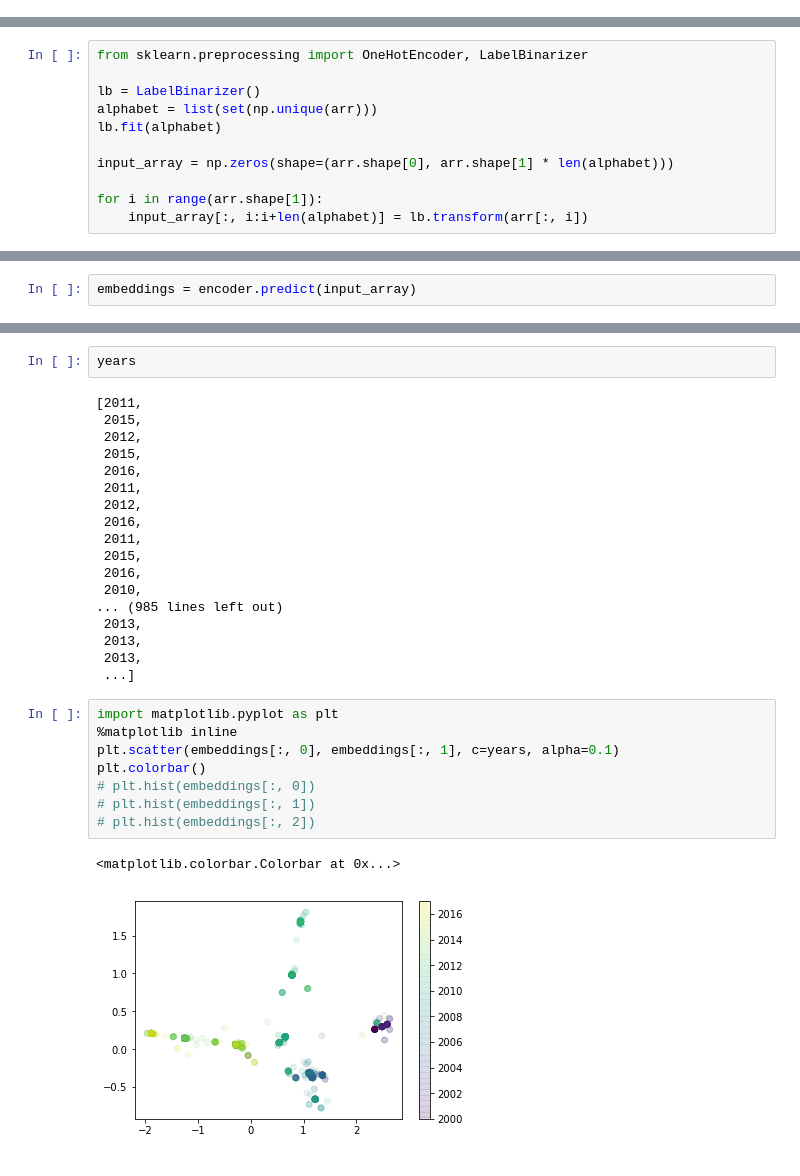
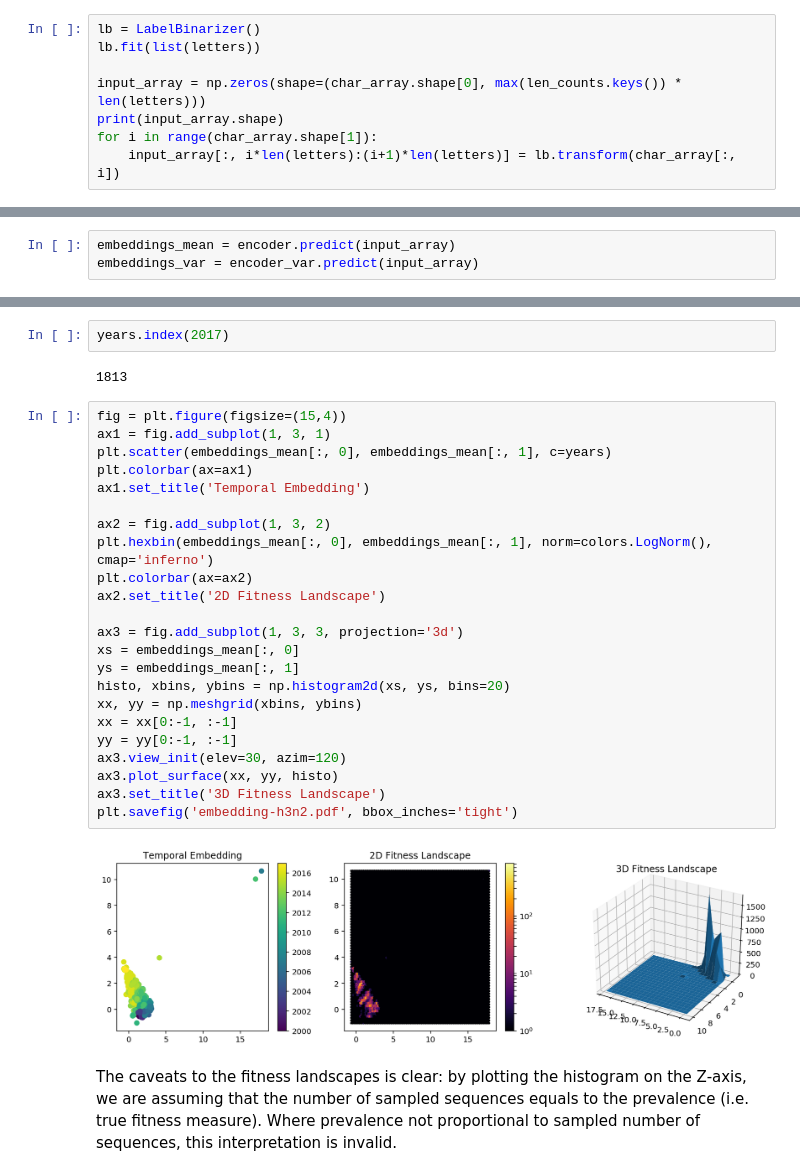
Before and after one commit to ericmjl/autoencoders, a Jupyter notebook: keras-sequence-autoencoder.ipynb, the cells around one changed output, grey strips where cells are left out. Saved outputs shown, nothing was run; the diff lists cells and outputs as text.

```diff
--- a/keras-sequence-autoencoder.ipynb
+++ b/keras-sequence-autoencoder.ipynb
@@ -60,0 +73,8 @@ arr = np.array([list(rec) for rec in sequences], np.character)
+# %%
+lb = LabelBinarizer()
+lb.fit(list(letters))
+
+input_array = np.zeros(shape=(char_array.shape[0], max(len_counts.keys()) * len(letters)))
+print(input_array.shape)
+for i in range(char_array.shape[1]):
+    input_array[:, i*len(letters):(i+1)*len(letters)] = lb.transform(char_array[:, i])
@@ -68,11 +86,0 @@ array([b'A', b'B', b'C', b'D', b'E', b'F', b'G', b'H', b'I', b'J', b'K',
-# %%
-from sklearn.preprocessing import OneHotEncoder, LabelBinarizer
-
-lb = LabelBinarizer()
-alphabet = list(set(np.unique(arr)))
-lb.fit(alphabet)
-
-input_array = np.zeros(shape=(arr.shape[0], arr.shape[1] * len(alphabet)))
-
-for i in range(arr.shape[1]):
-    input_array[:, i:i+len(alphabet)] = lb.transform(arr[:, i])
@@ -156,3 +160,4 @@ Epoch 61/250
 # %%
-embeddings = encoder.predict(input_array)
+embeddings_mean = encoder.predict(input_array)
+embeddings_var = encoder_var.predict(input_array)
 # %%
@@ -162,31 +167,31 @@ embeddings.shape
 # %%
-years
+years.index(2017)
 # %% [output]
-[2011,
- 2015,
- 2012,
- 2015,
- 2016,
- 2011,
- 2012,
- 2016,
- 2011,
- 2015,
- 2016,
- 2010,
-... (985 lines left out)
- 2013,
- 2013,
- 2013,
- ...]
+1813
-# %%
-import matplotlib.pyplot as plt
-%matplotlib inline
-plt.scatter(embeddings[:, 0], embeddings[:, 1], c=years, alpha=0.1)
-plt.colorbar()
-# plt.hist(embeddings[:, 0])
-# plt.hist(embeddings[:, 1])
-# plt.hist(embeddings[:, 2])
-# %% [output]
-<matplotlib.colorbar.Colorbar at 0x...>
-[figure, removed]
+# %%
+fig = plt.figure(figsize=(15,4))
+ax1 = fig.add_subplot(1, 3, 1)
+plt.scatter(embeddings_mean[:, 0], embeddings_mean[:, 1], c=years)
+plt.colorbar(ax=ax1)
+ax1.set_title('Temporal Embedding')
+
+ax2 = fig.add_subplot(1, 3, 2)
+plt.hexbin(embeddings_mean[:, 0], embeddings_mean[:, 1], norm=colors.LogNorm(), cmap='inferno')
+plt.colorbar(ax=ax2)
+ax2.set_title('2D Fitness Landscape')
+
+ax3 = fig.add_subplot(1, 3, 3, projection='3d')
+xs = embeddings_mean[:, 0]
+ys = embeddings_mean[:, 1]
+histo, xbins, ybins = np.histogram2d(xs, ys, bins=20)
+xx, yy = np.meshgrid(xbins, ybins)
+xx = xx[0:-1, :-1]
+yy = yy[0:-1, :-1]
+ax3.view_init(elev=30, azim=120)
+ax3.plot_surface(xx, yy, histo)
+ax3.set_title('3D Fitness Landscape')
+plt.savefig('embedding-h3n2.pdf', bbox_inches='tight')
+# %% [output]
+[figure, added]
+# %% [markdown]
+The caveats to the fitness landscapes is clear: by plotting the histogram on the Z-axis, we are assuming that the number of sampled sequences equals to the prevalence (i.e. true fitness measure). Where prevalence not proportional to sampled number of sequences, this interpretation is invalid.
```
Also changed, not shown: parts of 29 cells of this notebook, 8 other files.
